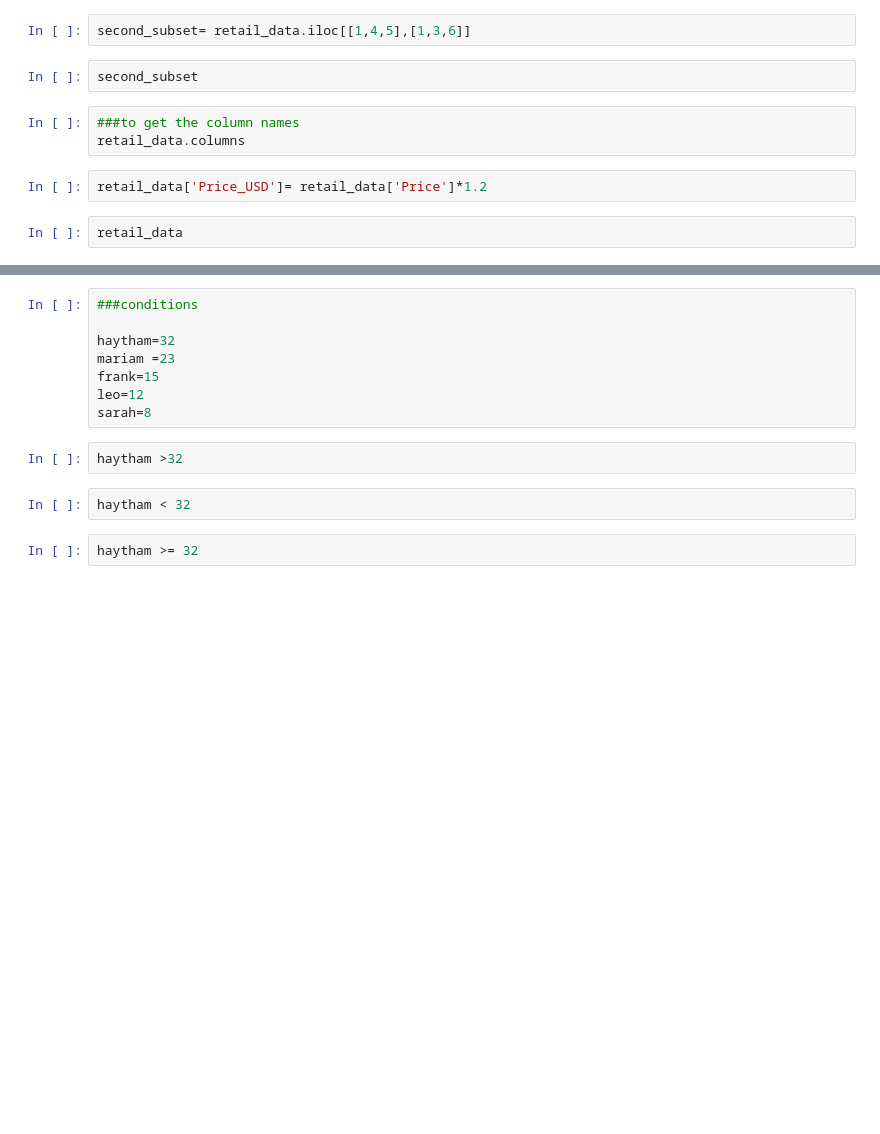
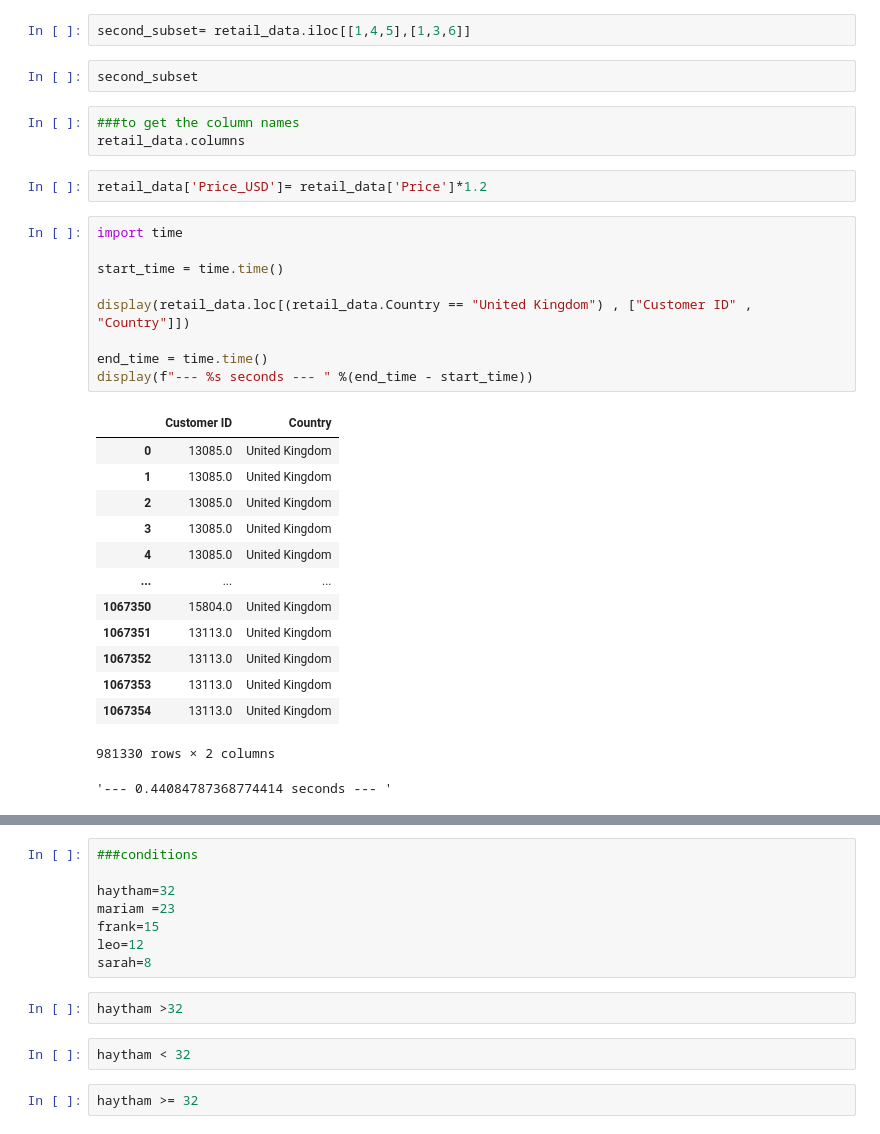
Before and after one commit to Abdelhamid-khamis/Course-Data-Science-and-Supply-Chain-analytics-with-Python, a Jupyter notebook: Section 4 - Python Programming Fundamentals/Section 4 - Haitham.ipynb, the cells around one changed output, grey strips where cells are left out. Saved outputs shown, nothing was run; the diff lists cells and outputs as text; blank space fills up the shorter version.

```diff
--- a/Section 4 - Python Programming Fundamentals/Section 4 - Haitham.ipynb
+++ b/Section 4 - Python Programming Fundamentals/Section 4 - Haitham.ipynb
@@ -111,5 +185,27 @@ second_subset
 retail_data.columns
 # %%
 retail_data['Price_USD']= retail_data['Price']*1.2
-# %%
-retail_data
+# %%
+import time
+
+start_time = time.time()
+
+display(retail_data.loc[(retail_data.Country == "United Kingdom") , ["Customer ID" , "Country"]])
+
+end_time = time.time()
+display(f"--- %s seconds --- " %(end_time - start_time))
+# %% [output]
+|  | Customer ID | Country |
+| 0 | 13085.0 | United Kingdom |
+| 1 | 13085.0 | United Kingdom |
+| 2 | 13085.0 | United Kingdom |
+| 3 | 13085.0 | United Kingdom |
+| 4 | 13085.0 | United Kingdom |
+| ... | ... | ... |
+| 1067350 | 15804.0 | United Kingdom |
+| 1067351 | 13113.0 | United Kingdom |
+| 1067352 | 13113.0 | United Kingdom |
+| 1067353 | 13113.0 | United Kingdom |
+| 1067354 | 13113.0 | United Kingdom |
+981330 rows × 2 columns
+'--- 0.44084787368774414 seconds --- '
```
Also changed, not shown: parts of 9 cells of this notebook, 4 other files.
